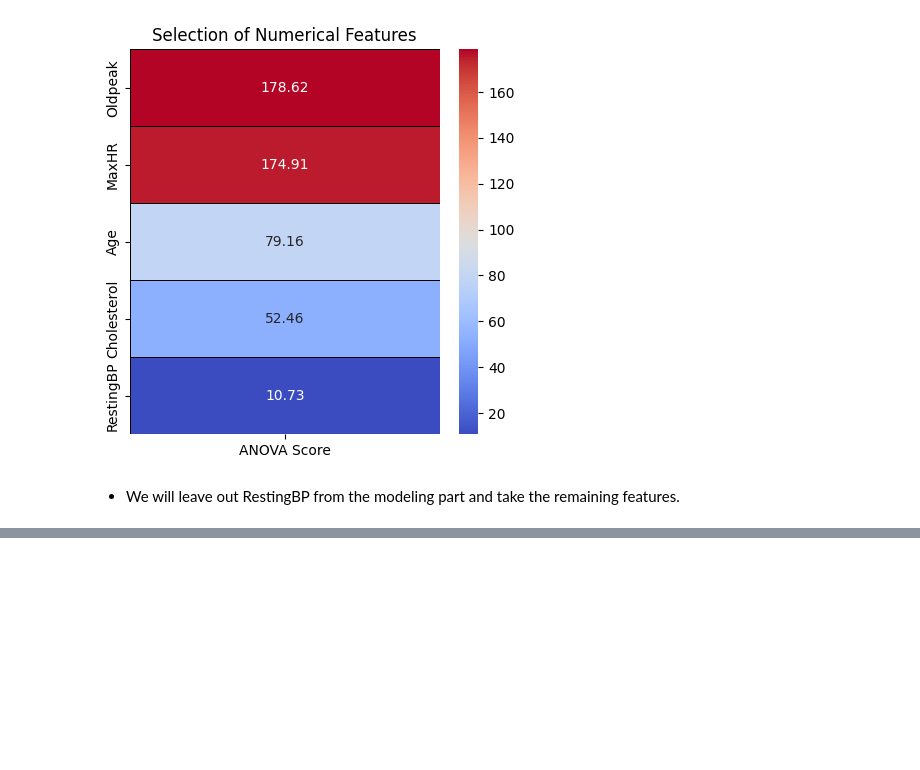
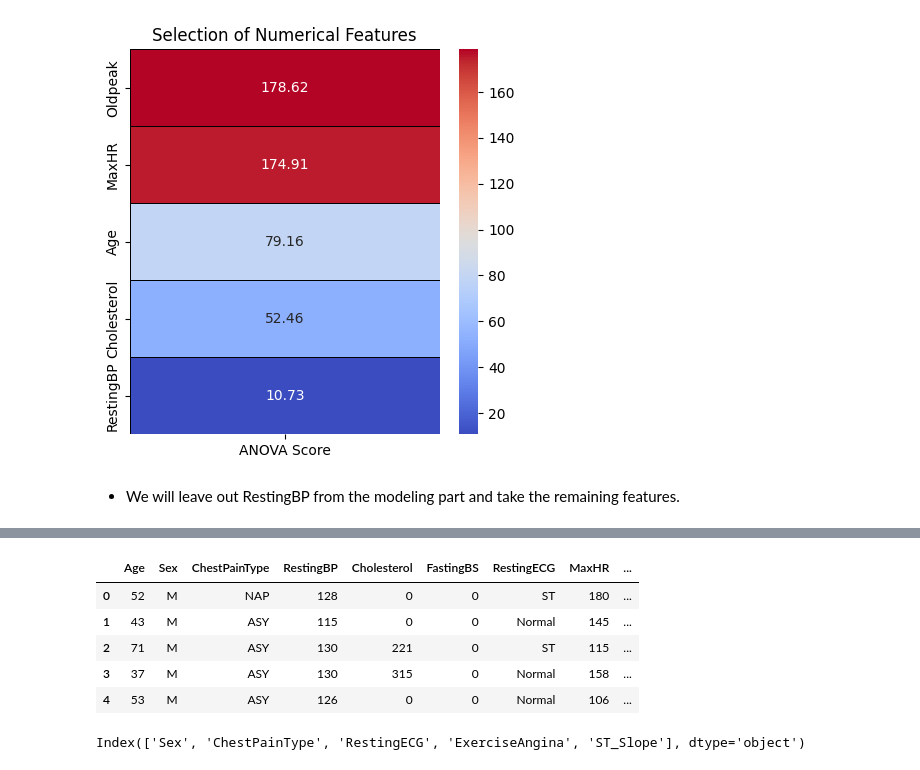
Before and after one commit to mahendra867/End-to-End-Heart-Disease-Application-, a Jupyter notebook: research/data_transformation.ipynb, the cells around one changed output, grey strips where cells are left out. Saved outputs shown, nothing was run; the diff lists cells and outputs as text; code cells hidden in the pictures; blank space fills up the shorter version.

```diff
--- a/research/data_transformation.ipynb
+++ b/research/data_transformation.ipynb
@@ -380,0 +619,13 @@ AttributeError: 'DataTransformation' object has no attribute 'label_encoding'
+# %%
+test.head()
+# %% [output]
+|  | Age | Sex | ChestPainType | RestingBP | Cholesterol | FastingBS | RestingECG | MaxHR | ... |
+| 0 | 52 | M | NAP | 128 | 0 | 0 | ST | 180 | ... |
+| 1 | 43 | M | ASY | 115 | 0 | 0 | Normal | 145 | ... |
+| 2 | 71 | M | ASY | 130 | 221 | 0 | ST | 115 | ... |
+| 3 | 37 | M | ASY | 130 | 315 | 0 | Normal | 158 | ... |
+| 4 | 53 | M | ASY | 126 | 0 | 0 | Normal | 106 | ... |
+# %%
+test.select_dtypes('object').columns
+# %% [output]
+Index(['Sex', 'ChestPainType', 'RestingECG', 'ExerciseAngina', 'ST_Slope'], dtype='object')
```
Also changed, not shown: parts of 22 cells of this notebook, 25 other files.
